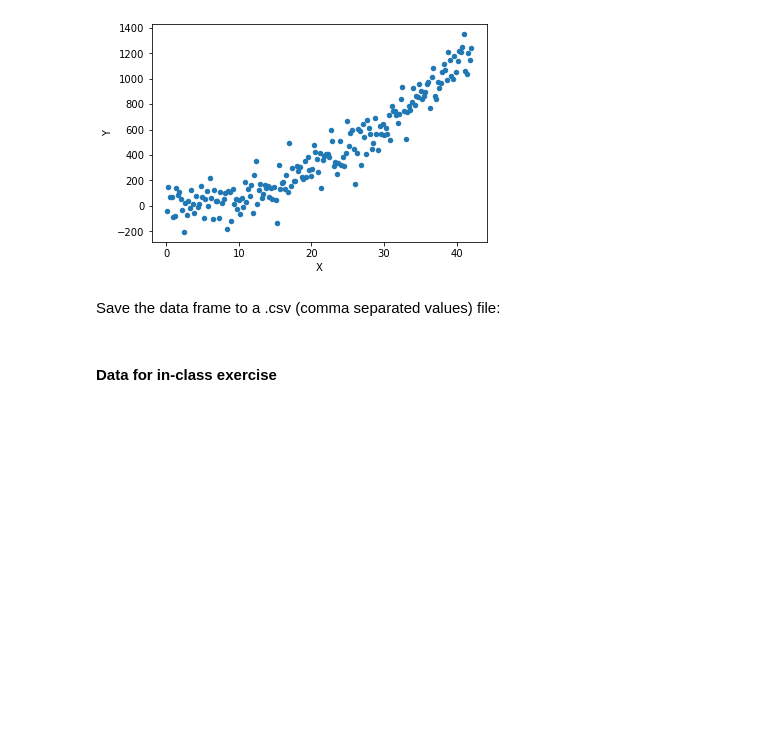
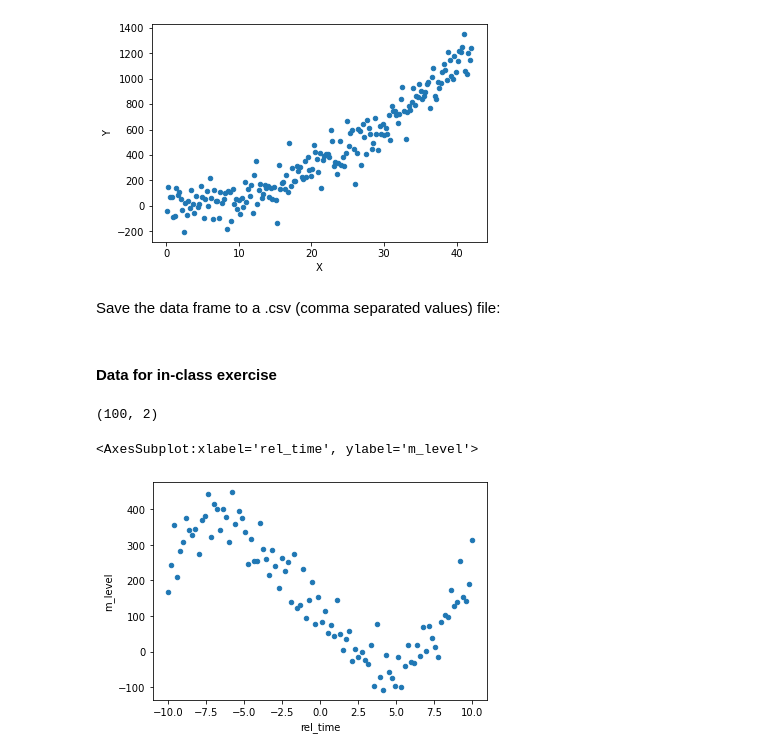
Before and after one commit to psychdatascience/FDS-CourseOne, a Jupyter notebook: datasets/008DataMaker.ipynb, the cells around one changed output. Saved outputs shown, nothing was run; the diff lists cells and outputs as text; code cells hidden in the pictures; blank space fills up the shorter version.

```diff
--- a/datasets/008DataMaker.ipynb
+++ b/datasets/008DataMaker.ipynb
@@ -158,0 +161,27 @@ myDataFr.to_csv(fname3, index=False)
+# %%
+n = 100 # number of observations
+nv = 2  # number of variables
+xmin = -10 # minimum x value
+xmax = 10
+# %%
+x = np.linspace(xmin, xmax, n)
+x = x[:, np.newaxis] # makes a [n,1] array from a dimensionless vector
+# %%
+# poly params
+a, b, c, d = 100, -50, 1.5, 0.5
+# noise
+noysAmp = 50
+noys = noysAmp*np.random.randn(n, 1)
+# y
+y = a + b*x + c*(x**2) + d*(x**3) + noys
+# %%
+myData = np.hstack((x,y))
+np.shape(myData)
+# %% [output]
+(100, 2)
+# %%
+myDataFr = pd.DataFrame(myData, columns=["rel_time", "m_level"])
+myDataFr.plot(x="rel_time", y="m_level", kind="scatter")
+# %% [output]
+<AxesSubplot:xlabel='rel_time', ylabel='m_level'>
+[figure, added]
```
Also changed, not shown: parts of 2 cells of this notebook, 3 other files.
